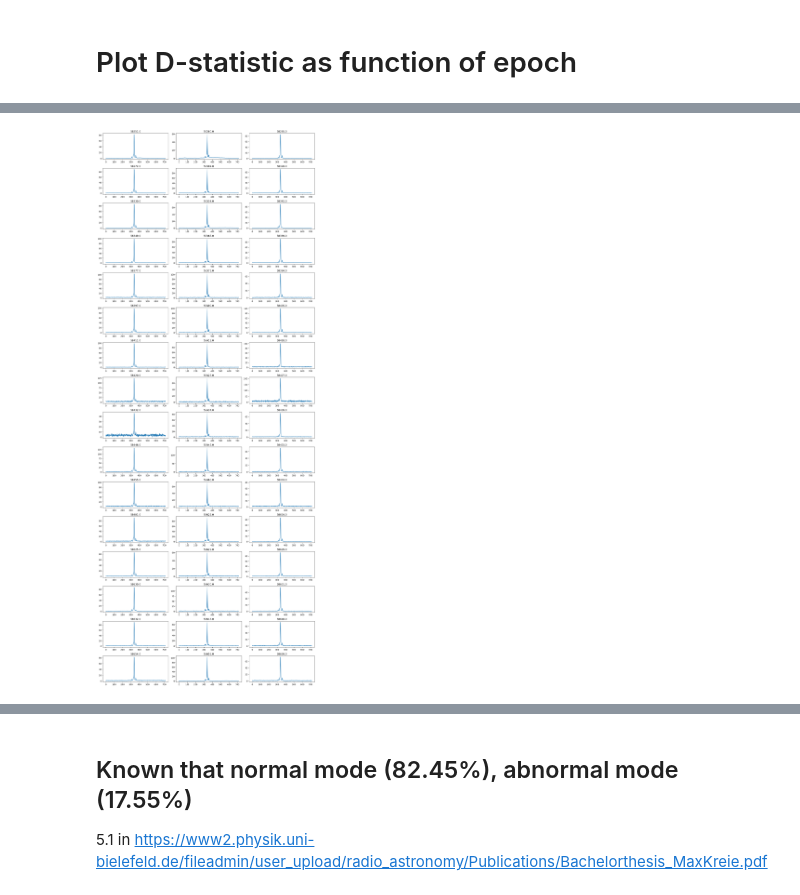
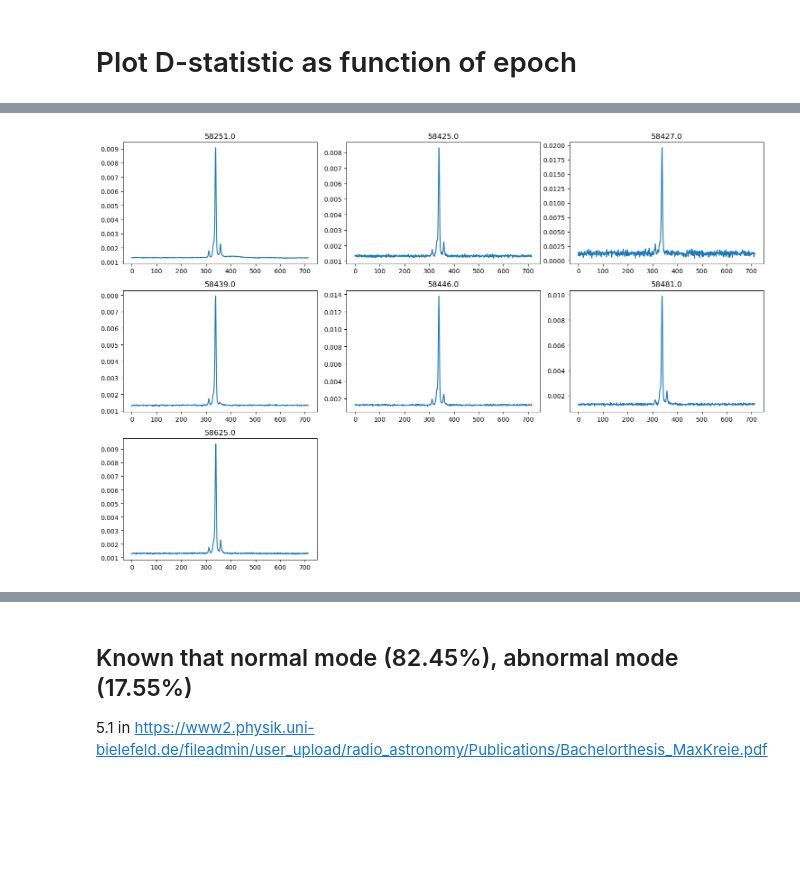
Before and after one commit to minyoungk99/IRES, a Jupyter notebook: J0332_KS_test_sim.ipynb, the cells around one changed output, grey strips where cells are left out. Drawn from its saved outputs; the diff is of its cells as text; code cells hidden in the pictures; blank space fills up the shorter version.

```diff
--- a/J0332_KS_test_sim.ipynb
+++ b/J0332_KS_test_sim.ipynb
@@ -28,8 +31,10 @@ plt.show()
 # %%
 nprofs = len(prof)
+offset = np.max(np.abs([i.min() for i in prof]))
 
 for i, val in enumerate(prof):
-    prof[i] = val + np.abs(val.min()) #to prevent negative values in cdf
+    cal = val + offset #to prevent negative values in cdf
+    prof[i] = cal / np.trapz(cal) #renormalize after adding offset
 # %%
 #pick index = 0 as "template"
 u.gridplot(prof[:4],4,hist=False, figsize=(10,3))
@@ -42,3 +47,7 @@ u.gridplot(prof[:4],4,hist=False, figsize=(10,3))
 null = np.cumsum(prof[0])
 null = null / np.sum(null)#normalize cdf
 np.savetxt('./R_analysis/null.txt',null)
+# %%
+for i in prof:
+    plt.plot(i)
+plt.show()
@@ -44,0 +56,5 @@ np.savetxt('./R_analysis/null.txt',null)
+# %%
+sigma=.0002
+noise_prof = prof[0] + np.random.randn(nbins)*sigma #add noise
+plt.plot(noise_prof)
+plt.plot(prof[0], alpha=.5)
@@ -46,7 +65,7 @@ np.savetxt('./R_analysis/null.txt',null)
 #add noise to 1000 copies of null profile (index 0), take cdf and store as 2d array 1000 x nbins
 nsims = 1000
 nbins = prof.shape[1]
-sigma = .5
+sigma = .0003
 sim_cdf = np.zeros((nsims,nbins))
 
 for i in range(nsims):
@@ -185,14 +194,14 @@ mode_change.head()
 Name: MJD, dtype: float64
 # %%
-fig = plt.figure(figsize=(15,40))
+fig = plt.figure(figsize=(15,10))
 for i, pd_ind in enumerate(mode_change.index):
     ax = fig.add_subplot(len(mode_change)//3 + 1, 3, i+1)
     ax.plot(prof[pd_ind]) #no need to add 1 for null prof because pd index starts from 1
     ax.set_title(mode_change.loc[pd_ind])
 plt.tight_layout()
 plt.show()
 # %% [output]
-[figure, old version]
+[figure, new version]
 # %%
 df['mode'] = [1 if D > D_crit else 0 for D in df.D_statistic]
 df.head()
```
Also changed, not shown: parts of 19 cells of this notebook, 15 other files.
